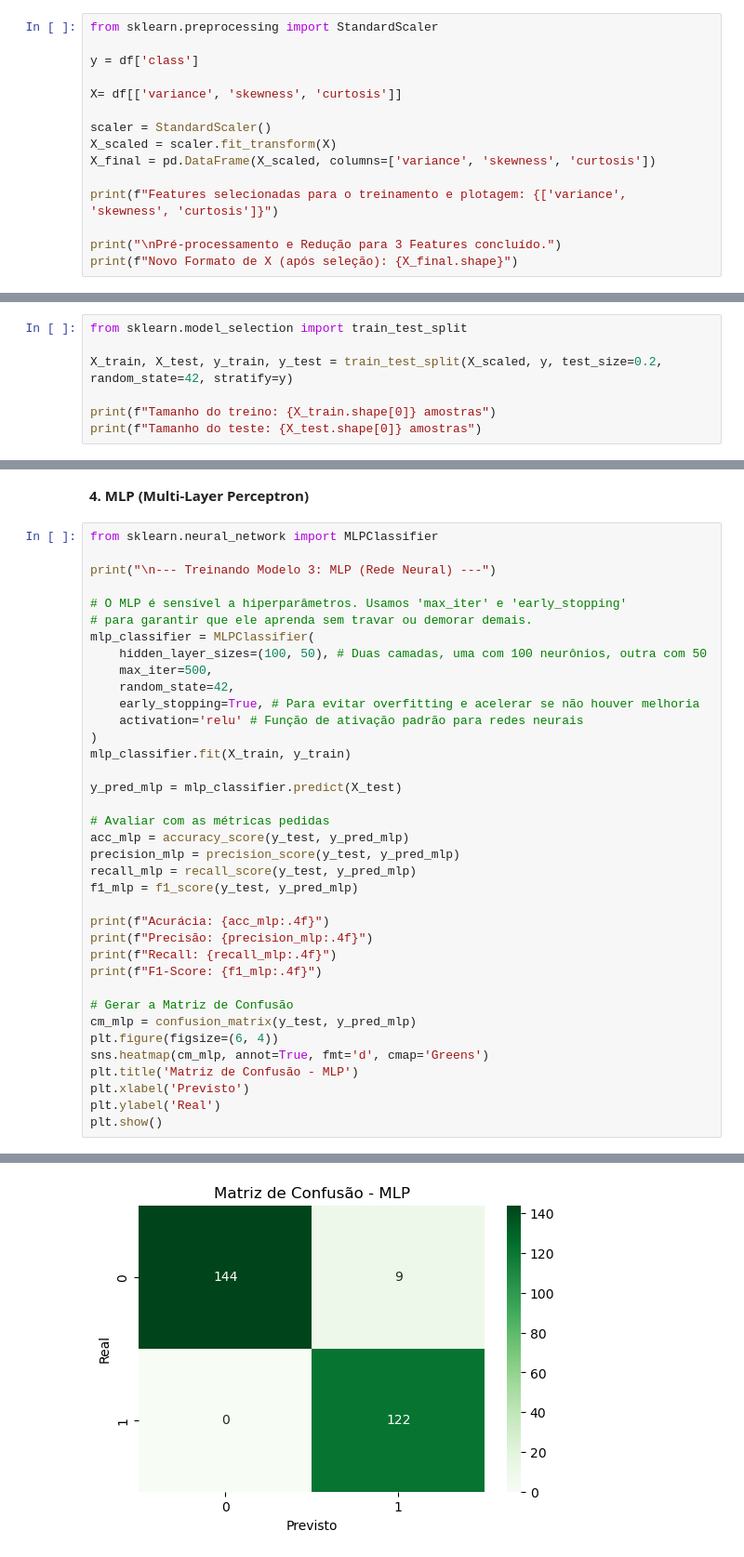
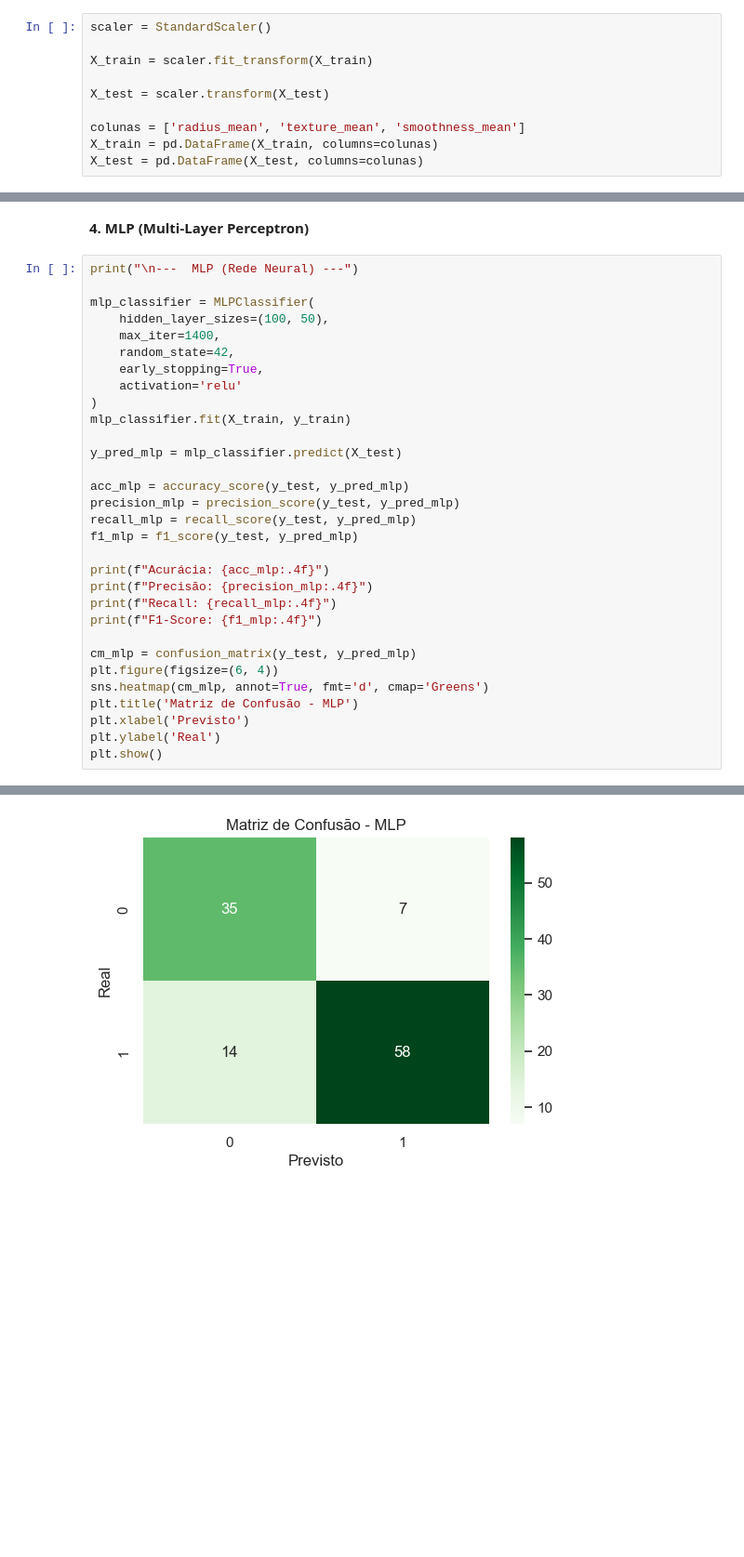
Before and after one commit to thiagorovari/Classificacao_Regressao, a Jupyter notebook: Classificacao.ipynb, the cells around one changed output, grey strips where cells are left out. Shown at 93% size. Cells and saved outputs as stored; diff of their text form; blank space fills up the shorter version.

```diff
--- a/Classificacao.ipynb
+++ b/Classificacao.ipynb
@@ -94,15 +128,10 @@ Para garantir o melhor desempenho dos modelos, realizamos as seguintes etapas:
 # %%
-from sklearn.preprocessing import StandardScaler
+scaler = StandardScaler()
 
-y = df['class']
+X_train = scaler.fit_transform(X_train)
 
-X= df[['variance', 'skewness', 'curtosis']]
+X_test = scaler.transform(X_test)
 
-scaler = StandardScaler()
-X_scaled = scaler.fit_transform(X)
-X_final = pd.DataFrame(X_scaled, columns=['variance', 'skewness', 'curtosis'])
-
-print(f"Features selecionadas para o treinamento e plotagem: {['variance', 'skewness', 'curtosis']}")
-
-print("\nPré-processamento e Redução para 3 Features concluído.")
-print(f"Novo Formato de X (após seleção): {X_final.shape}")
+colunas = ['radius_mean', 'texture_mean', 'smoothness_mean']
+X_train = pd.DataFrame(X_train, columns=colunas)
+X_test = pd.DataFrame(X_test, columns=colunas)
@@ -118,7 +137,0 @@ Novo Formato de X (após seleção): (1372, 3)
-# %%
-from sklearn.model_selection import train_test_split
-
-X_train, X_test, y_train, y_test = train_test_split(X_scaled, y, test_size=0.2, random_state=42, stratify=y)
-
-print(f"Tamanho do treino: {X_train.shape[0]} amostras")
-print(f"Tamanho do teste: {X_test.shape[0]} amostras")
@@ -297,24 +343,19 @@ testar_e_visualizar(dt_classifier, "Árvore de Decisão", X_train, y_train, scal
 # %% [markdown]
 **4. MLP (Multi-Layer Perceptron)**
 # %%
-from sklearn.neural_network import MLPClassifier
+print("\n---  MLP (Rede Neural) ---")
 
-print("\n--- Treinando Modelo 3: MLP (Rede Neural) ---")
-
-# O MLP é sensível a hiperparâmetros. Usamos 'max_iter' e 'early_stopping'
-# para garantir que ele aprenda sem travar ou demorar demais.
 mlp_classifier = MLPClassifier(
-    hidden_layer_sizes=(100, 50), # Duas camadas, uma com 100 neurônios, outra com 50
-    max_iter=500,
+    hidden_layer_sizes=(100, 50),
+    max_iter=1400,
     random_state=42,
-    early_stopping=True, # Para evitar overfitting e acelerar se não houver melhoria
-    activation='relu' # Função de ativação padrão para redes neurais
+    early_stopping=True,
+    activation='relu'
 )
 mlp_classifier.fit(X_train, y_train)
 
 y_pred_mlp = mlp_classifier.predict(X_test)
 
-# Avaliar com as métricas pedidas
 acc_mlp = accuracy_score(y_test, y_pred_mlp)
 precision_mlp = precision_score(y_test, y_pred_mlp)
 recall_mlp = recall_score(y_test, y_pred_mlp)
@@ -325,7 +366,6 @@ print(f"Precisão: {precision_mlp:.4f}")
 print(f"Recall: {recall_mlp:.4f}")
 print(f"F1-Score: {f1_mlp:.4f}")
 
-# Gerar a Matriz de Confusão
 cm_mlp = confusion_matrix(y_test, y_pred_mlp)
 plt.figure(figsize=(6, 4))
 sns.heatmap(cm_mlp, annot=True, fmt='d', cmap='Greens')
@@ -342,4 +382,4 @@ F1-Score: 0.9644
-[figure, old version]
+[figure, new version]
 # %%
 testar_e_visualizar(mlp_classifier, "MLP (Rede Neural)", X_train, y_train, scaler)
 # %% [output]
```
Also changed, not shown: parts of 32 cells of this notebook, 2 other files.
